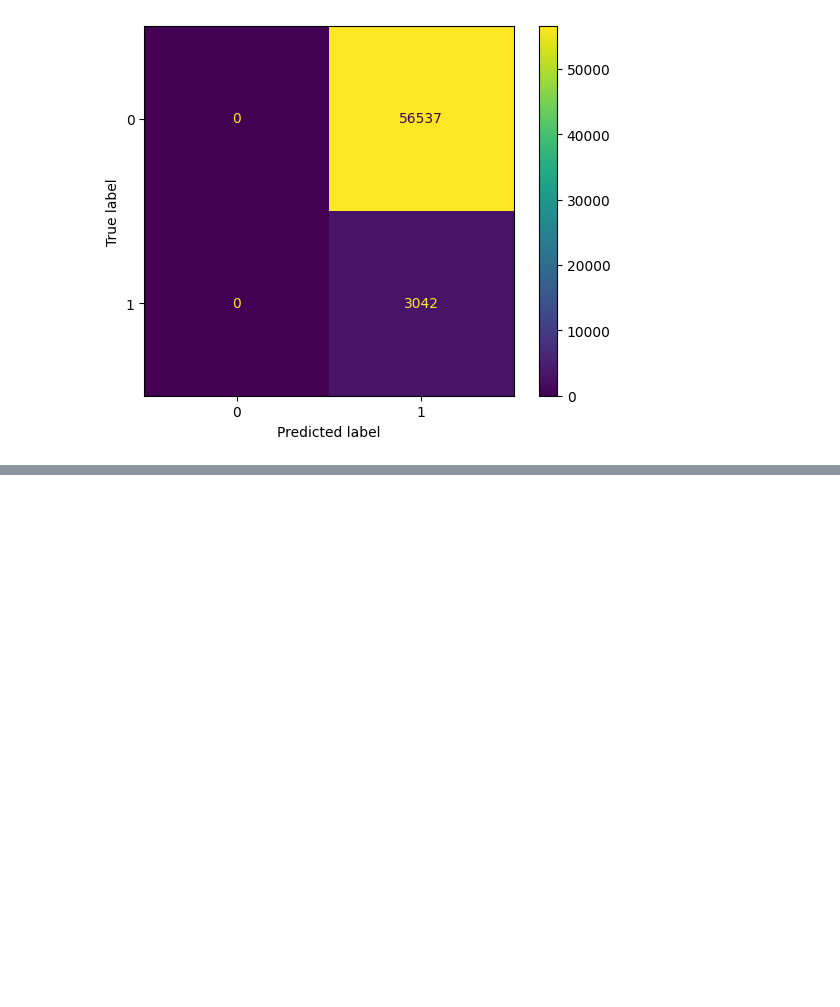
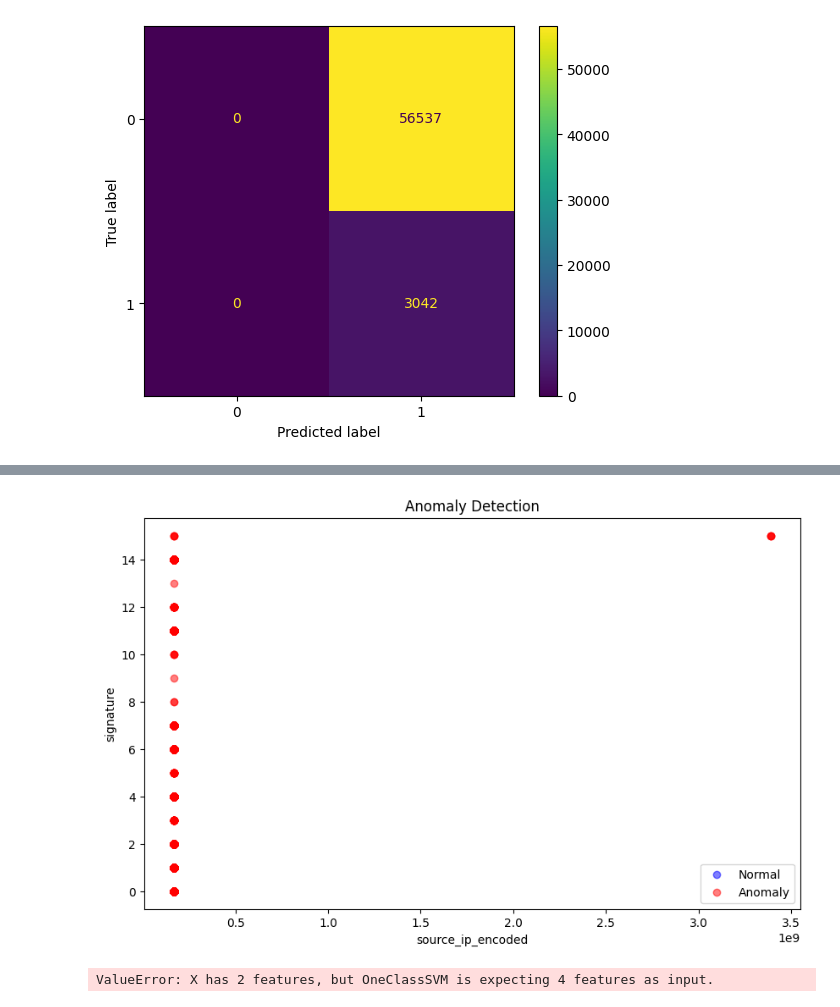
Before and after one commit to YuCheng1122/handson-ml3, a Jupyter notebook: Practice/SVMv1.ipynb, the cells around one changed output, grey strips where cells are left out. Drawn from its saved outputs; the diff is of its cells as text; code cells hidden in the pictures; blank space fills up the shorter version.

```diff
--- a/Practice/SVMv1.ipynb
+++ b/Practice/SVMv1.ipynb
@@ -597,0 +701,19 @@ plt.show()
+# %%
+import pickle
+import pandas as pd
+
+# 載入模型
+with open('./oneclass_svm_model.pkl', 'rb') as file:
+    model = pickle.load(file)
+
+# 確保 combined_df 已經完成相同的預處理步驟
+# 這裡取 'source_ip_encoded', 'destination_ip_encoded', 'signature', 'category' 為特徵
+features = ['source_ip_encoded',
+            'destination_ip_encoded', 'signature', 'category']
+X = combined_df[features]
+
+# 使用模型進行預測
+predictions = model.predict(X)
+
+# 將預測結果從 -1 和 1 轉換為 'Anomaly' 和 'Normal'
+predictions = ['Anomaly' if i == -1 else 'Normal' for i in predictions]
@@ -597,0 +740,57 @@ plt.show()
+# %%
+import matplotlib.pyplot as plt
+
+# 假設 'feature1' 和 'feature2' 是可以直觀表示的二維特徵
+feature1 = 'source_ip_encoded'  # 替換為實際的特徵名稱
+feature2 = 'signature'  # 替換為實際的特徵名稱
+
+# 繪製散點圖
+plt.figure(figsize=(10, 6))
+for label, color in zip(['Normal', 'Anomaly'], ['blue', 'red']):
+    mask = [pred == label for pred in predictions]
+    plt.scatter(combined_df.loc[mask, feature1], combined_df.loc[mask, feature2],
+                color=color, label=label, alpha=0.5)
+
+plt.xlabel(feature1)
+plt.ylabel(feature2)
+plt.title('Anomaly Detection')
+plt.legend()
+plt.show()
+# %% [output]
+[figure, added]
+# %%
+import matplotlib.pyplot as plt
+import numpy as np
+import matplotlib.pyplot as plt
+from sklearn.decomposition import PCA
+
+# 降維
+pca = PCA(n_components=2)
+X_reduced = pca.fit_transform(X_test)
+
+# 使用原始數據進行預測
+original_predictions = model.predict(X_test)
+
+# 創建網格用於決策邊界的可視化
+x_min, x_max = X_reduced[:, 0].min() - 1, X_reduced[:, 0].max() + 1
+y_min, y_max = X_reduced[:, 1].min() - 1, X_reduced[:, 1].max() + 1
+xx, yy = np.meshgrid(np.linspace(x_min, x_max, 500),
+                     np.linspace(y_min, y_max, 500))
+
+# 計算決策函數的值
+Z = model.decision_function(np.c_[xx.ravel(), yy.ravel()])
+Z = Z.reshape(xx.shape)
+
+# 繪製決策函數的等高線圖
+plt.contourf(xx, yy, Z, levels=np.linspace(Z.min(), 0, 7), cmap=plt.cm.PuBu)
+plt.contour(xx, yy, Z, levels=[0], linewidths=2, colors='darkred')
+
+# 繪製數據點
+plt.scatter(X_reduced[:, 0], X_reduced[:, 1], s=5, color='k')
+plt.title("Anomaly Detection with One-Class SVM")
+plt.axis('tight')
+plt.xlim((x_min, x_max))
+plt.ylim((y_min, y_max))
+plt.show()
+# %% [output]
+ValueError: X has 2 features, but OneClassSVM is expecting 4 features as input.
```
Also changed, not shown: parts of 2 cells of this notebook, 1 other file.
